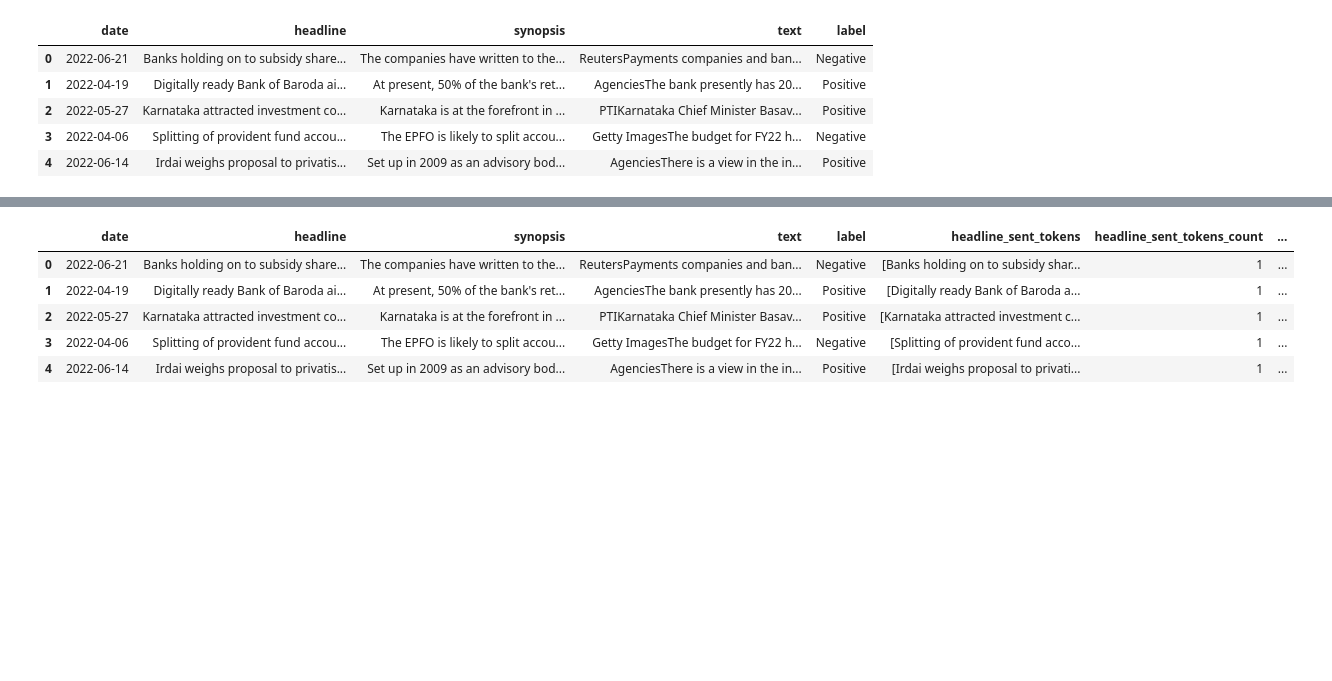
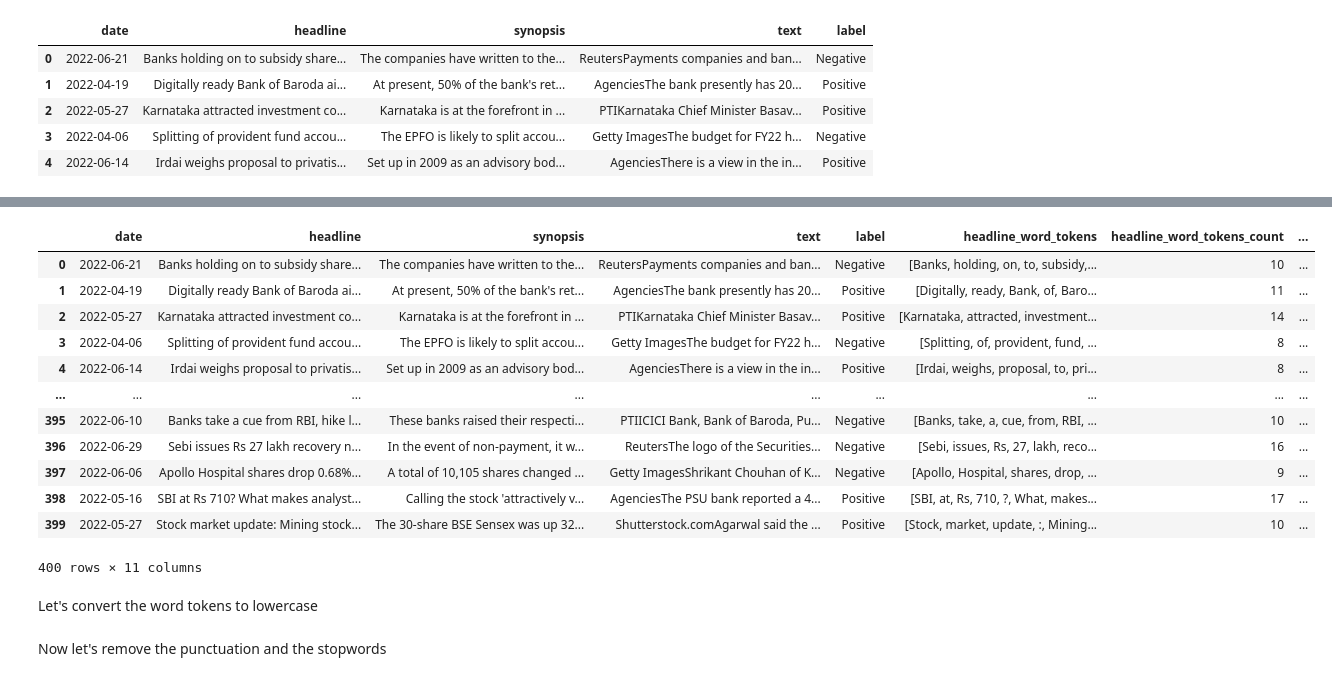
Before and after one commit to rnribeiro/NLP_FEUP, a Jupyter notebook: main.ipynb, the cells around one changed output, grey strips where cells are left out. Cells and saved outputs as stored; diff of their text form; code cells hidden in the pictures; blank space fills up the shorter version.

```diff
--- a/main.ipynb
+++ b/main.ipynb
@@ -38,0 +69,3 @@ news
+# %%
+# fill the missing value with an empty string
+news['Synopsis'] = news['Synopsis'].fillna('')
@@ -69,3 +84,0 @@ dtype: int64
-# %%
-# convert date to datetime
-news['date'] = pd.to_datetime(news['date'])
@@ -71,0 +105,3 @@ news['date'] = pd.to_datetime(news['date'])
+# %%
+# remove the spaces from the labels
+news['label'] = news['label'].str.strip()
@@ -72,28 +125,43 @@ news['date'] = pd.to_datetime(news['date'])
 # %%
 text_columns = ['headline', 'synopsis', 'text']
+word_tokens_columns = []
+sent_tokens_columns = []
 for col in text_columns:
     news[col] = news[col].astype(str)
 # %%
-# create a sentence token column for each text column
-for col in text_columns:
-    # create a new column with the sentence tokens
-    news[col + '_sent_tokens'] = news[col].apply(sent_tokenize)
-    # count the number of sentence tokens
-    news[col + '_sent_tokens_count'] = news[col + '_sent_tokens'].apply(len)
+# # create a sentence token column for each text column
+# for col in text_columns:
+#     # create a new column with the sentence tokens
+#     news[col + '_sent_tokens'] = news[col].apply(sent_tokenize)
+#     # count the number of sentence tokens
+#     news[col + '_sent_tokens_count'] = news[col + '_sent_tokens'].apply(len)
+#     # add the column to the list
+#     sent_tokens_columns.append(col + '_sent_tokens')
 
 
 # create a word token column for each text column
 for col in text_columns:
     # create a new column with the word tokens
     news[col + '_word_tokens'] = news[col].apply(word_tokenize)
     # count the number of word tokens
     news[col + '_word_tokens_count'] = news[col + '_word_tokens'].apply(len)
+    # add the column to the list
+    word_tokens_columns.append(col + '_word_tokens')
 
-news.head()
+news
 # %% [output]
-|  | date | headline | synopsis | text | label | headline_sent_tokens | headline_sent_tokens_count | ... |
-| 0 | 2022-06-21 | Banks holding on to subsidy share... | The companies have written to the... | ReutersPayments companies and ban... | Negative | [Banks holding on to subsidy shar... | 1 | ... |
-| 1 | 2022-04-19 | Digitally ready Bank of Baroda ai... | At present, 50% of the bank's ret... | AgenciesThe bank presently has 20... | Positive | [Digitally ready Bank of Baroda a... | 1 | ... |
-| 2 | 2022-05-27 | Karnataka attracted investment co... | Karnataka is at the forefront in ... | PTIKarnataka Chief Minister Basav... | Positive | [Karnataka attracted investment c... | 1 | ... |
-| 3 | 2022-04-06 | Splitting of provident fund accou... | The EPFO is likely to split accou... | Getty ImagesThe budget for FY22 h... | Negative | [Splitting of provident fund acco... | 1 | ... |
-| 4 | 2022-06-14 | Irdai weighs proposal to privatis... | Set up in 2009 as an advisory bod... | AgenciesThere is a view in the in... | Positive | [Irdai weighs proposal to privati... | 1 | ... |
+|  | date | headline | synopsis | text | label | headline_word_tokens | headline_word_tokens_count | ... |
+| 0 | 2022-06-21 | Banks holding on to subsidy share... | The companies have written to the... | ReutersPayments companies and ban... | Negative | [Banks, holding, on, to, subsidy,... | 10 | ... |
+| 1 | 2022-04-19 | Digitally ready Bank of Baroda ai... | At present, 50% of the bank's ret... | AgenciesThe bank presently has 20... | Positive | [Digitally, ready, Bank, of, Baro... | 11 | ... |
+| 2 | 2022-05-27 | Karnataka attracted investment co... | Karnataka is at the forefront in ... | PTIKarnataka Chief Minister Basav... | Positive | [Karnataka, attracted, investment... | 14 | ... |
+| 3 | 2022-04-06 | Splitting of provident fund accou... | The EPFO is likely to split accou... | Getty ImagesThe budget for FY22 h... | Negative | [Splitting, of, provident, fund, ... | 8 | ... |
+| 4 | 2022-06-14 | Irdai weighs proposal to privatis... | Set up in 2009 as an advisory bod... | AgenciesThere is a view in the in... | Positive | [Irdai, weighs, proposal, to, pri... | 8 | ... |
+| ... | ... | ... | ... | ... | ... | ... | ... | ... |
+| 395 | 2022-06-10 | Banks take a cue from RBI, hike l... | These banks raised their respecti... | PTIICICI Bank, Bank of Baroda, Pu... | Negative | [Banks, take, a, cue, from, RBI, ... | 10 | ... |
+| 396 | 2022-06-29 | Sebi issues Rs 27 lakh recovery n... | In the event of non-payment, it w... | ReutersThe logo of the Securities... | Negative | [Sebi, issues, Rs, 27, lakh, reco... | 16 | ... |
+| 397 | 2022-06-06 | Apollo Hospital shares drop 0.68%... | A total of 10,105 shares changed ... | Getty ImagesShrikant Chouhan of K... | Negative | [Apollo, Hospital, shares, drop, ... | 9 | ... |
+| 398 | 2022-05-16 | SBI at Rs 710? What makes analyst... | Calling the stock 'attractively v... | AgenciesThe PSU bank reported a 4... | Positive | [SBI, at, Rs, 710, ?, What, makes... | 17 | ... |
+| 399 | 2022-05-27 | Stock market update: Mining stock... | The 30-share BSE Sensex was up 32... | Shutterstock.comAgarwal said the ... | Positive | [Stock, market, update, :, Mining... | 10 | ... |
+400 rows × 11 columns
+# %% [markdown]
+Let's convert the word tokens to lowercase
@@ -99,0 +172,2 @@ news.head()
+# %% [markdown]
+Now let's remove the punctuation and the stopwords
```
Also changed, not shown: parts of 21 cells of this notebook.
